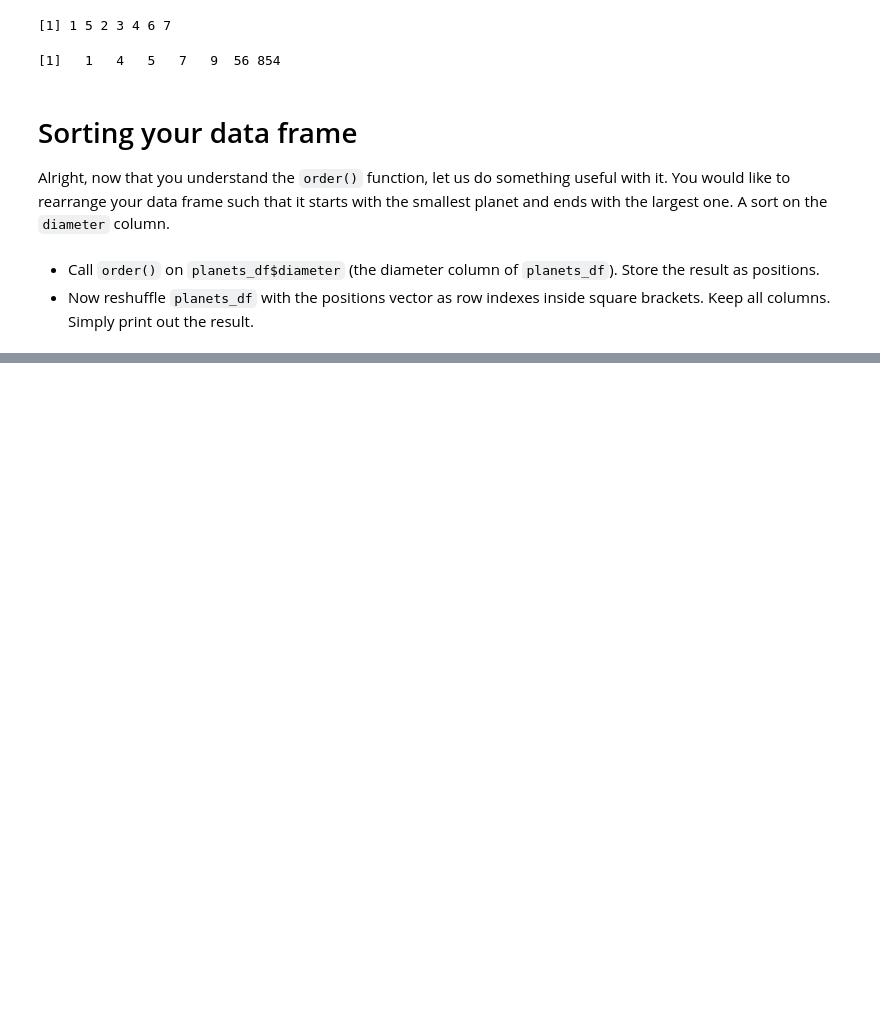
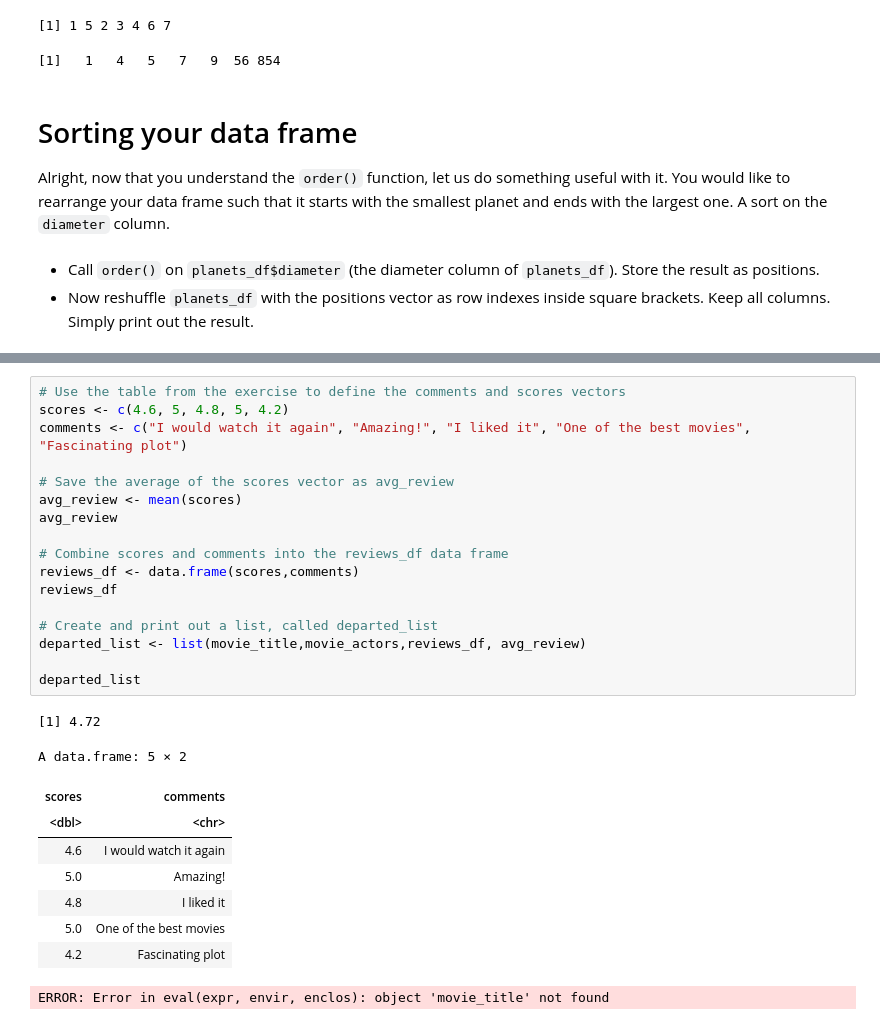
Before and after one commit to julieraeboucher/Data-Science-Assignments, a Jupyter notebook: R-Programming/R-Fundamentals.ipynb, the cells around one changed output, grey strips where cells are left out. Drawn from its saved outputs; the diff is of its cells as text; blank space fills up the shorter version.

```diff
--- a/R-Programming/R-Fundamentals.ipynb
+++ b/R-Programming/R-Fundamentals.ipynb
@@ -1452,0 +1700,28 @@ Alright, now that you understand the `order()` function, let us do something use
+# %%
+# Use the table from the exercise to define the comments and scores vectors
+scores <- c(4.6, 5, 4.8, 5, 4.2)
+comments <- c("I would watch it again", "Amazing!", "I liked it", "One of the best movies", "Fascinating plot")
+
+# Save the average of the scores vector as avg_review
+avg_review <- mean(scores)
+avg_review
+
+# Combine scores and comments into the reviews_df data frame
+reviews_df <- data.frame(scores,comments)
+reviews_df
+
+# Create and print out a list, called departed_list
+departed_list <- list(movie_title,movie_actors,reviews_df, avg_review)
+
+departed_list
+# %% [output]
+[1] 4.72
+A data.frame: 5 × 2
+| scores | comments |
+| <dbl> | <chr> |
+| 4.6 | I would watch it again |
+| 5.0 | Amazing! |
+| 4.8 | I liked it |
+| 5.0 | One of the best movies |
+| 4.2 | Fascinating plot |
+ERROR: Error in eval(expr, envir, enclos): object 'movie_title' not found
```
Also changed, not shown: parts of 18 cells of this notebook, 5 other files.
